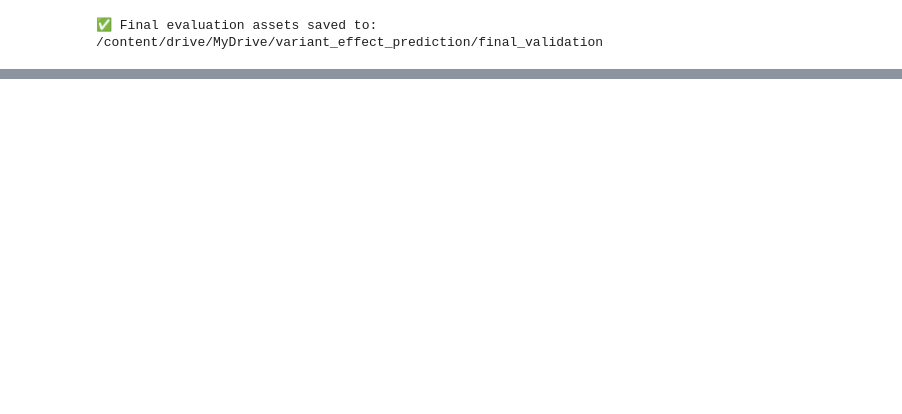
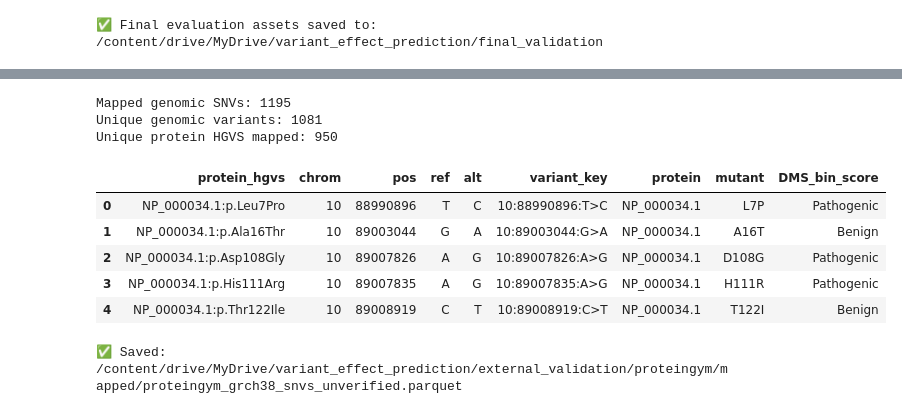
Before and after one commit to jayatigupta05/VEP, a Jupyter notebook: GenoHybrid_VEP_Notebook_3_Validation.ipynb, the cells around one changed output, grey strips where cells are left out. Cells and saved outputs as stored; diff of their text form; code cells hidden in the pictures; blank space fills up the shorter version.

```diff
--- a/GenoHybrid_VEP_Notebook_3_Validation.ipynb
+++ b/GenoHybrid_VEP_Notebook_3_Validation.ipynb
@@ -3158,0 +4306,41 @@ print("✅ Final evaluation assets saved to:", FINAL_DIR)
+# %%
+mapped_df = pd.DataFrame(all_mappings)
+
+print("Mapped genomic SNVs:", len(mapped_df))
+print("Unique genomic variants:", mapped_df["variant_key"].nunique())
+print("Unique protein HGVS mapped:", mapped_df["protein_hgvs"].nunique())
+# %% [output]
+Mapped genomic SNVs: 1195
+Unique genomic variants: 1081
+Unique protein HGVS mapped: 950
+# %%
+mapped_df = mapped_df.merge(
+    protein_gym[
+        [
+            "protein",
+            "mutant",
+            "protein_hgvs",
+            "DMS_bin_score"
+        ]
+    ],
+    on="protein_hgvs",
+    how="left"
+)
+
+mapped_df.head()
+# %% [output]
+|  | protein_hgvs | chrom | pos | ref | alt | variant_key | protein | mutant | DMS_bin_score |
+| 0 | NP_000034.1:p.Leu7Pro | 10 | 88990896 | T | C | 10:88990896:T>C | NP_000034.1 | L7P | Pathogenic |
+| 1 | NP_000034.1:p.Ala16Thr | 10 | 89003044 | G | A | 10:89003044:G>A | NP_000034.1 | A16T | Benign |
+| 2 | NP_000034.1:p.Asp108Gly | 10 | 89007826 | A | G | 10:89007826:A>G | NP_000034.1 | D108G | Pathogenic |
+| 3 | NP_000034.1:p.His111Arg | 10 | 89007835 | A | G | 10:89007835:A>G | NP_000034.1 | H111R | Pathogenic |
+| 4 | NP_000034.1:p.Thr122Ile | 10 | 89008919 | C | T | 10:89008919:C>T | NP_000034.1 | T122I | Benign |
+# %%
+# Saving restore point
+
+mapped_path = (MAPPED_DIR / "proteingym_grch38_snvs_unverified.parquet")
+mapped_df.to_parquet(mapped_path, index=False)
+mapped_df.to_csv(MAPPED_DIR / "proteingym_grch38_snvs_unverified.csv", index=False)
+print("✅ Saved:", mapped_path)
+# %% [output]
+✅ Saved: /content/drive/MyDrive/variant_effect_prediction/external_validation/proteingym/mapped/proteingym_grch38_snvs_unverified.parquet
```
Also changed, not shown: parts of 86 cells of this notebook.
